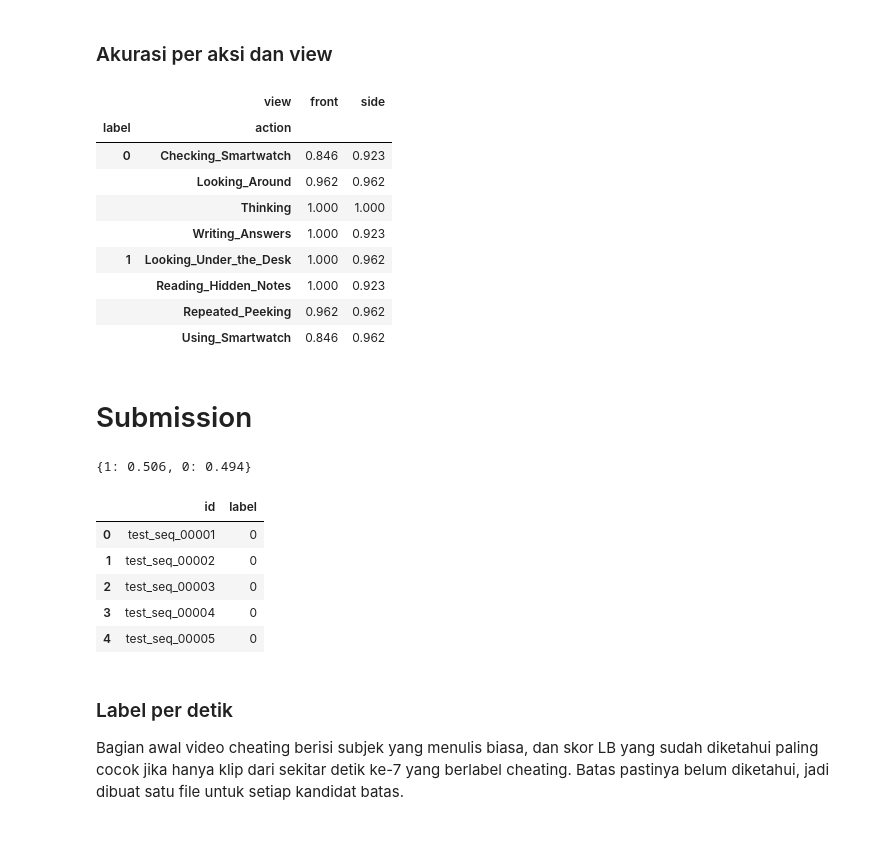
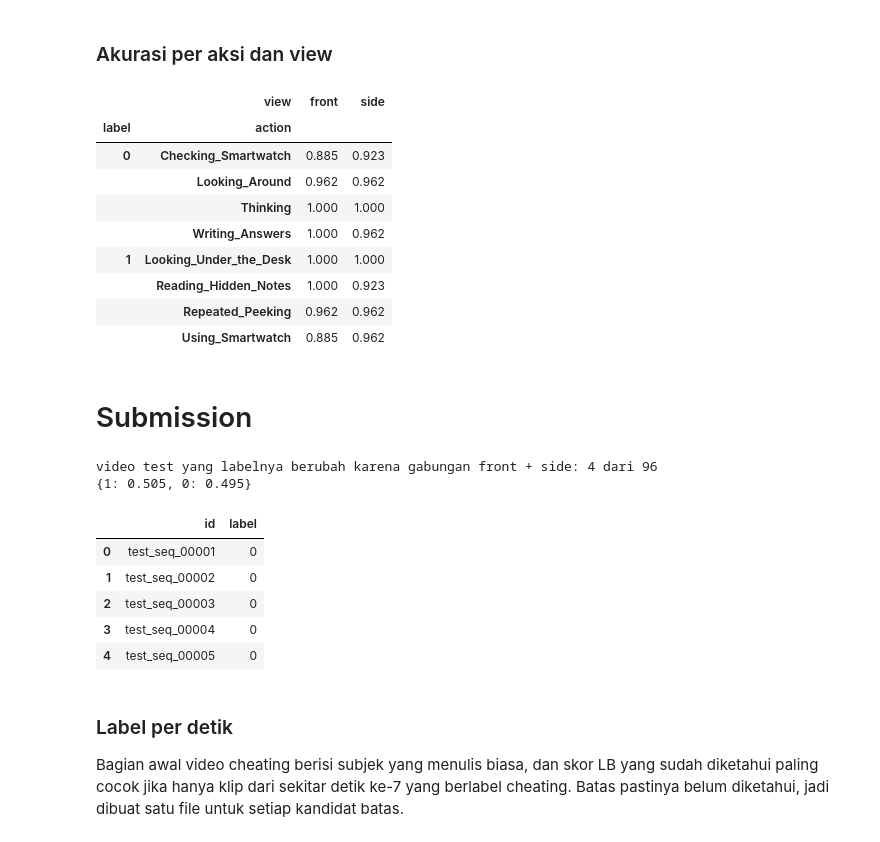
Before and after one commit to LeonArif/dataslayer, a Jupyter notebook: leon/main.ipynb, the cells around one changed output. Saved outputs shown, nothing was run; the diff lists cells and outputs as text; code cells hidden in the pictures.

```diff
--- a/leon/main.ipynb
+++ b/leon/main.ipynb
@@ -44,6 +44,8 @@ N_TEST_SUBJECTS = 6
 VIDEOS_PER_GROUP = 8
 LAGS = [5, 15, 50]
 CHEAT_FROM_SECONDS = [6, 7, 8]
+MAX_SHIFT = 30
+PAIR_WEIGHT = 3.0
 CHEAT_ACTIONS = ["Looking_Under_the_Desk", "Reading_Hidden_Notes", "Repeated_Peeking", "Using_Smartwatch"]
 NORMAL_ACTIONS = ["Checking_Smartwatch", "Looking_Around", "Thinking", "Writing_Answers"]
 ACTIONS = CHEAT_ACTIONS + NORMAL_ACTIONS
@@ -169,6 +171,25 @@ Menentukan struktur setiap video test:
 # %%
 def normalize(x):
     return x / np.linalg.norm(x, axis=-1, keepdims=True)
+
+
+def motion_profile(feats, k=5):
+    energy = np.linalg.norm(feats[k:] - feats[:-k], axis=1)
+    return (energy - energy.mean()) / (energy.std() + 1e-9)
+
+
+def timing_match(a, b):
+    best = -1.0
+    for shift in range(-MAX_SHIFT, MAX_SHIFT + 1):
+        x, y = (a[shift:], b) if shift >= 0 else (a, b[-shift:])
+        n = min(len(x), len(y))
+        if n > 60:
+            best = max(best, float(np.dot(x[:n], y[:n]) / n))
+    return best
+
+
+def timing_matrix(profiles, front_idx, side_idx):
+    return np.array([[timing_match(profiles[i], profiles[j]) for j in side_idx] for i in front_idx])
 
 
 test_feats = [clip_feats[c].reshape(-1, clip_feats.shape[-1]) for c in chains]
@@ -185,15 +206,19 @@ for view in ["front", "side"]:
     test_videos.loc[idx, "cluster"] = fcluster(linkage(x, "ward"), N_TEST_SUBJECTS, "maxclust")
 assert (test_videos.groupby(["view", "cluster"]).size() == VIDEOS_PER_GROUP).all(), "kelompok subjek tidak berisi 8 video"
 
-cls_dim = clip_feats.shape[-1] // 2
-group_cls = {v: np.stack([test_mean[(test_videos["view"] == v) & (test_videos["cluster"] == k), :cls_dim].mean(0)
-                          for k in range(1, N_TEST_SUBJECTS + 1)]) for v in ["front", "side"]}
-sim = normalize(group_cls["front"] - group_cls["front"].mean(0)) @ normalize(group_cls["side"] - group_cls["side"].mean(0)).T
+test_profiles = [motion_profile(f) for f in test_feats]
+group_idx = {(v, k): np.where((test_videos["view"] == v) & (test_videos["cluster"] == k))[0]
+             for v in ["front", "side"] for k in range(1, N_TEST_SUBJECTS + 1)}
+sim = np.zeros((N_TEST_SUBJECTS, N_TEST_SUBJECTS))
+for f in range(N_TEST_SUBJECTS):
+    for s in range(N_TEST_SUBJECTS):
+        m = timing_matrix(test_profiles, group_idx[("front", f + 1)], group_idx[("side", s + 1)])
+        sim[f, s] = m[linear_sum_assignment(-m)].mean()
 front_k, side_k = linear_sum_assignment(-sim)
 subject_of = {("front", f + 1): i + 1 for i, f in enumerate(front_k)} | {("side", s + 1): i + 1 for i, s in enumerate(side_k)}
 test_videos["subject"] = [subject_of[(v, k)] for v, k in zip(test_videos["view"], test_videos["cluster"])]
 test_videos["video_no"] = test_videos.groupby(["subject", "view"]).cumcount() + 1
 test_videos["video"] = [f"subject_T{s}/{v}_video_{n:02d}" for s, v, n in zip(test_videos["subject"], test_videos["view"], test_videos["video_no"])]
-print("kemiripan pasangan front-side terpilih:", sim[front_k, side_k].round(2))
+print("kemiripan waktu gerakan pasangan terpilih:", sim[front_k, side_k].round(2), "| pasangan lain terbaik:", np.sort(sim, axis=1)[:, -2].max().round(2))
 test_videos.groupby(["subject", "view"]).agg(video=("video", "count"), detik=("n_clips", "sum")).unstack()
 # %% [output]
@@ -369,18 +442,18 @@ scores
 # %% [markdown]
 ### Akurasi per aksi dan view
 # %%
-train.assign(benar=IS_CHEAT[oof_assigned] == y_label).pivot_table(index=["label", "action"], columns="view", values="benar").round(3)
+train.assign(benar=IS_CHEAT[oof_joint] == y_label).pivot_table(index=["label", "action"], columns="view", values="benar").round(3)
 # %% [output]
 |  | view | front | side |
 | label | action |  |  |
-| 0 | Checking_Smartwatch | 0.846 | 0.923 |
+| 0 | Checking_Smartwatch | 0.885 | 0.923 |
 |  | Looking_Around | 0.962 | 0.962 |
 |  | Thinking | 1.000 | 1.000 |
-|  | Writing_Answers | 1.000 | 0.923 |
-| 1 | Looking_Under_the_Desk | 1.000 | 0.962 |
+|  | Writing_Answers | 1.000 | 0.962 |
+| 1 | Looking_Under_the_Desk | 1.000 | 1.000 |
 |  | Reading_Hidden_Notes | 1.000 | 0.923 |
 |  | Repeated_Peeking | 0.962 | 0.962 |
-|  | Using_Smartwatch | 0.846 | 0.962 |
+|  | Using_Smartwatch | 0.885 | 0.962 |
 # %% [markdown]
 # Submission
 # %%
@@ -390,13 +463,16 @@ np.save("preds/main_oof.npy", oof)
 np.save("preds/main_test.npy", test_proba)
 test_videos["action_pred"] = [ACTIONS[a] for a in test_assigned]
 test_videos["label"] = IS_CHEAT[test_assigned].astype(int)
+test_videos["action_per_group"] = [ACTIONS[a] for a in test_per_group]
 test_videos.to_csv(REBUILT / "videos_pred.csv", index=False)
+print("video test yang labelnya berubah karena gabungan front + side:", int((IS_CHEAT[test_assigned] != IS_CHEAT[test_per_group]).sum()), "dari", len(test_videos))
 submission = pd.DataFrame({"id": sub["id"], "label": test_videos["label"].values[mapping["vid"]]})
-submission.to_csv("submissions/main.csv", index=False)
+submission.to_csv("submissions/submission.csv", index=False)
 print(submission["label"].value_counts(normalize=True).round(3).to_dict())
 submission.head()
 # %% [output]
-{1: 0.506, 0: 0.494}
+video test yang labelnya berubah karena gabungan front + side: 4 dari 96
+{1: 0.505, 0: 0.495}
 |  | id | label |
 | 0 | test_seq_00001 | 0 |
 | 1 | test_seq_00002 | 0 |
```
Also changed, not shown: parts of 6 cells of this notebook, 6 other files.
